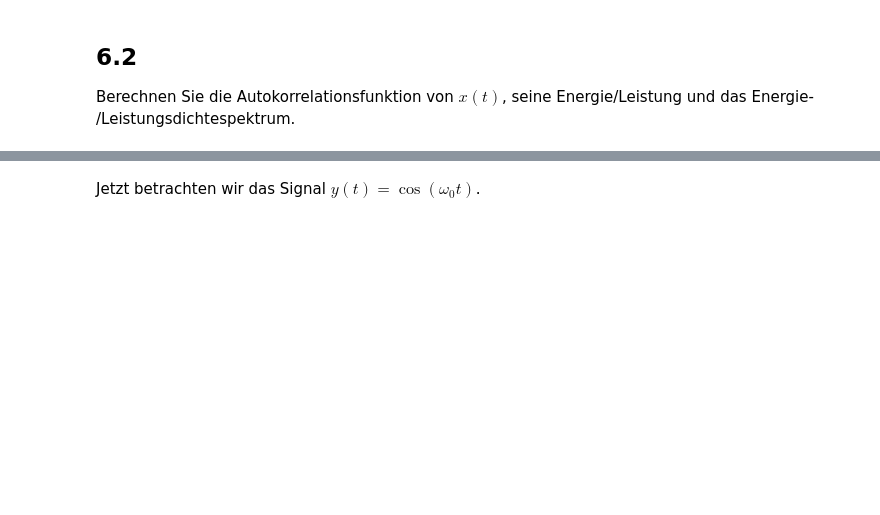
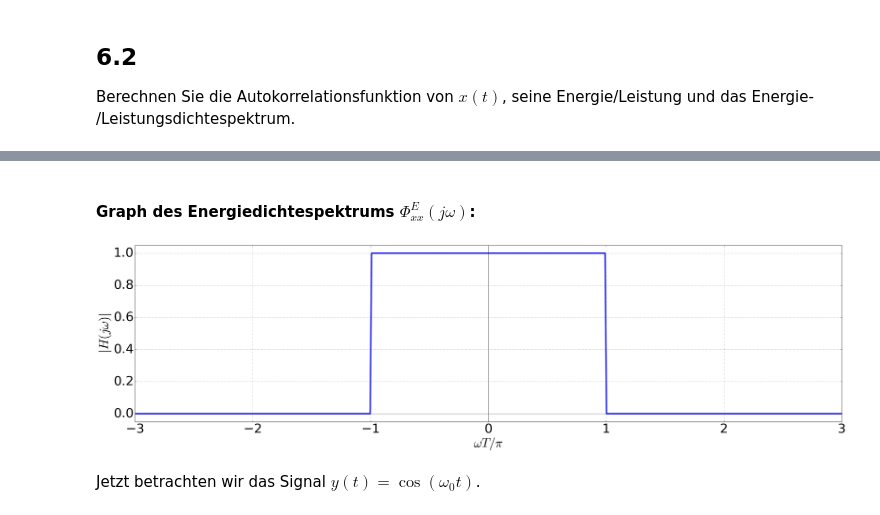
Before and after one commit to fgnt/nachrichtentechnik, a Jupyter notebook: notebooks/Uebungen/A6_Korrelationsfunktionen.ipynb, the cells around one changed output, grey strips where cells are left out. Drawn from its saved outputs; the diff is of its cells as text; code cells hidden in the pictures; blank space fills up the shorter version.

```diff
--- a/notebooks/Uebungen/A6_Korrelationsfunktionen.ipynb
+++ b/notebooks/Uebungen/A6_Korrelationsfunktionen.ipynb
@@ -69,2 +126,19 @@ Es sollte immer die Methode gewählt werden, die am einfachsten ist. Hier ist di
+# %% [markdown]
+#### Graph des Energiedichtespektrums $\Phi_{xx}^{E}(j\omega)$:
+# %%
+wT = np.linspace(-6*pi, 6*pi, 1000)
+
+Phi_xx = (T**2)*(np.abs(wT) <= pi/T)
+
+plt.axvline(lw=0.75, c='k')
+plt.plot(wT/pi, Phi_xx, lw=4)
+plt.axhline(lw=0.75, c='k')
+plt.xlabel(r'$\omega T/\pi$')
+plt.ylabel(r'$|H(j\omega)|$')
+plt.xlim((-3, 3))
+plt.ylim((-0.05, 1.05))
+plt.grid(True);
+# %% [output]
+[figure, added]
 # %% [markdown]
 Jetzt betrachten wir das Signal $y(t) = \cos(\omega_0 t)$.
```
Also changed, not shown: parts of 21 cells of this notebook.
